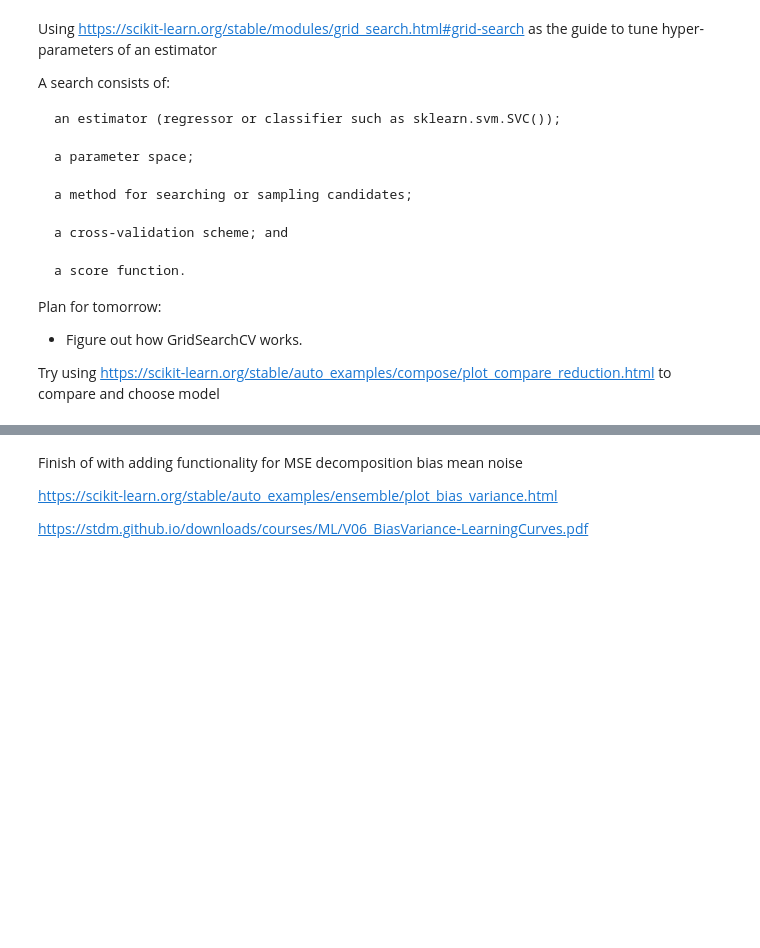
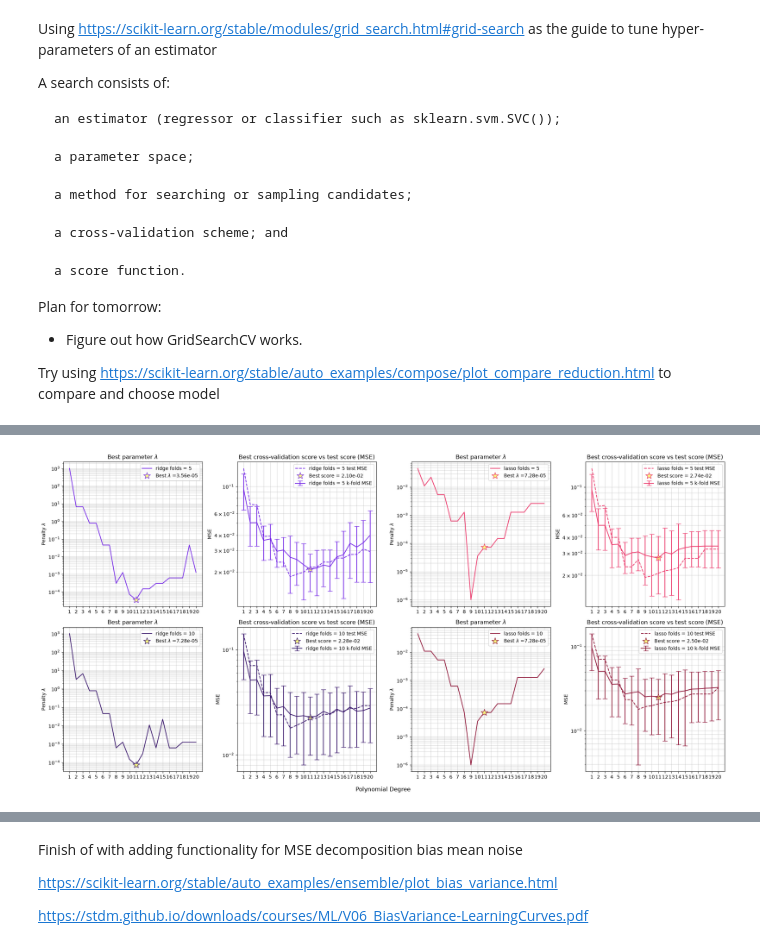
Before and after one commit to nillescorner/FYS-STK4155-Group, a Jupyter notebook: Project_1/Code/Project1.ipynb, the cells around one changed output, grey strips where cells are left out. Saved outputs shown, nothing was run; the diff lists cells and outputs as text; code cells hidden in the pictures; blank space fills up the shorter version.

```diff
--- a/Project_1/Code/Project1.ipynb
+++ b/Project_1/Code/Project1.ipynb
@@ -1562,0 +1658,76 @@ plt.savefig(fname='figs/Part_i_hyperparameters.pdf')
+# %%
+fig, axs = plt.subplots(2,4, figsize = (20, 10))
+axs = axs.flat
+# Using OLS as a reference
+
+# for k, linesstyle in zip([5,10], ['dotted','dashed']):
+#         axs[1].plot(x_axis_20, cvs["OLS"][k], color = 'black', linestyle = 'dashed',  label = f'OLS, folds  = {k}')
+#         # # axs[2].plot(x_axis_20, results[model_shorthand]['score'], color = col_line[0], linestyle = col_line[1],  label = model_shorthand)
+
+import colors as c
+
+
+for idx, model_shorthand in zip(range(0,8,2), model_shorthands):
+        model ,_ ,_ ,k = model_shorthand.split()
+
+        if model == 'ridge':
+                if k == '5':
+                        color = c.RIDGE
+                else:
+                        color = c.RIDGE2
+        elif model == 'lasso':
+                if k == '5':
+                        color = c.LASSO
+                else:
+                        color = c.LASSO2
+
+
+
+
+        axs[idx].plot(degs, results[model_shorthand]['best_params'], color = color, label = model_shorthand)
+        axs[idx+1].plot(degs, results[model_shorthand]['test_mse'], color = color, linestyle = 'dashed',  label = model_shorthand + " test MSE")
+        axs[idx+1].errorbar(degs, results[model_shorthand]['mse'], yerr= results[model_shorthand]['std_test_score'],
+                        color = color, linestyle = 'solid',  label = model_shorthand + " k-fold MSE", capsize = 5)
+
+        axs[idx].set_xticks(degs)
+        axs[idx].grid(which="both", alpha=0.5)
+        axs[idx+1].set_xticks(degs)
+        axs[idx+1].grid(which="both", alpha=0.5)
+
+        axs[idx].set_title(r'Best parameter $\lambda$')
+        axs[idx+1].set_title(r'Best cross-validation score vs test score (MSE)')
+
+
+        axs[idx].set_ylabel(r'Penalty $\lambda$')
+        axs[idx+1].set_ylabel('MSE')
+
+        filled_marker_style = dict(marker='*', markersize=15, linestyle = 'none',
+                           color='darkgrey',
+                           markerfacecolor="#FAFE81",
+                           markeredgecolor=color)
+
+        best_idx = np.argmin(results[model_shorthand]['mse'])
+
+        axs[idx].plot(degs[best_idx], results[model_shorthand]['best_params'][best_idx],
+                         label = r'Best $\lambda$ =' + f'{results[model_shorthand]['best_params'][best_idx]:0.2e}',  **filled_marker_style)
+        axs[idx+1].plot(degs[best_idx], results[model_shorthand]['mse'][best_idx],
+                         label = f'Best score = {results[model_shorthand]['mse'][best_idx]:0.2e}',  **filled_marker_style)
+
+
+        axs[idx].set_yscale("log")
+        axs[idx+1].set_yscale("log")
+
+        axs[idx].legend()
+        axs[idx+1].legend()
+
+
+
+fig.supxlabel("Polynomial Degree").set_in_layout(True)
+# fig.supylabel("Cross-validated MSE").set_in_layout(True)
+fig.tight_layout()
+plt.savefig(fname=FIG_DIR/'Part_i_hyperparameters.pdf')
+
+#NOTE: Add "OLS not included, as it does not have hyperparameters.
+# Its MSE as we pass 10 degrees grows to 10e2"
+# %% [output]
+[figure, added]
```
Also changed, not shown: parts of 16 cells of this notebook, 6 other files.
